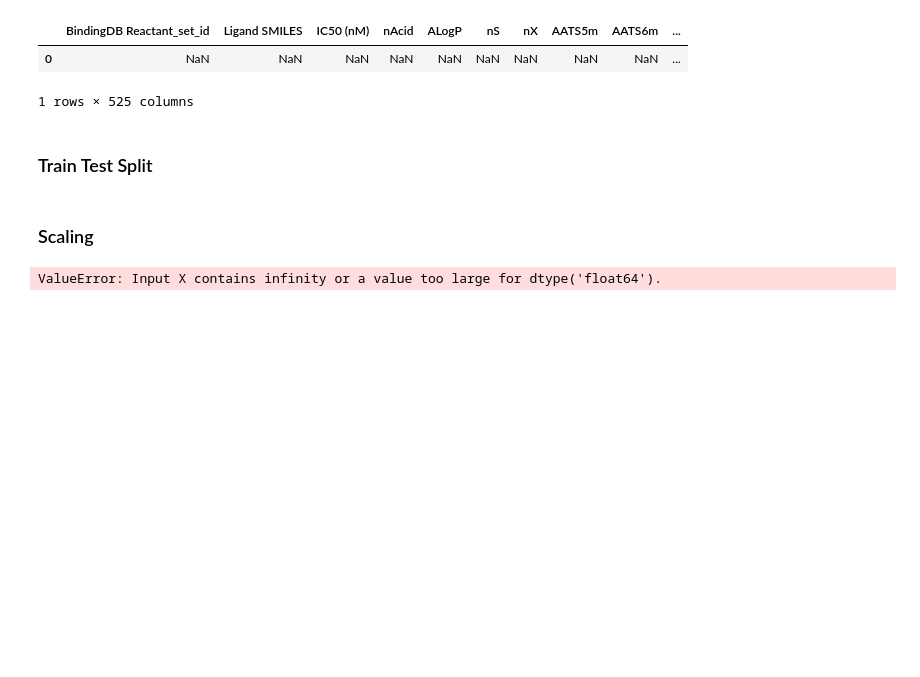
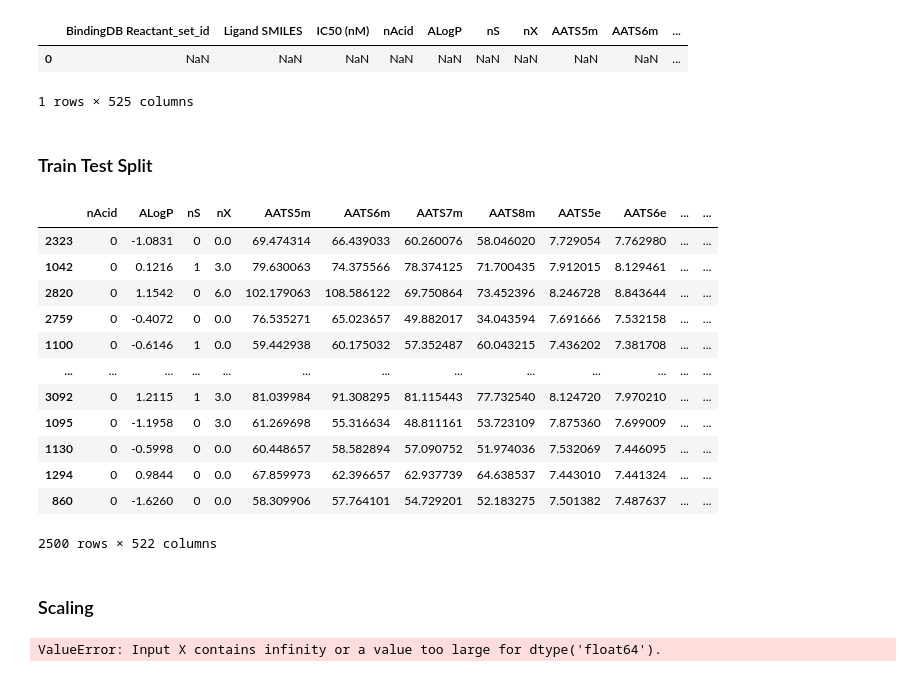
Before and after one commit to eujaidev/Mini-Project, a Jupyter notebook: models.ipynb, the cells around one changed output. Saved outputs shown, nothing was run; the diff lists cells and outputs as text; code cells hidden in the pictures; blank space fills up the shorter version.

```diff
--- a/models.ipynb
+++ b/models.ipynb
@@ -27,3 +27,11 @@ for col in nan_columns:
     print(f"{col}: {nan_counts[col]}")
 # %% [output]
 Columns with NaN values and their counts:
+# %%
+df.iloc[:, 2:].replace([np.inf, -np.inf], np.nan, inplace=True)
+# %%
+numeric_cols = df.select_dtypes(include=[np.number]).columns
+
+df[numeric_cols] = df[numeric_cols].fillna(df[numeric_cols].mean())
+# %%
+df.fillna(df.mean(), inplace=True)
@@ -75,6 +85,22 @@ y = df['IC50 (nM)']
 
 # Split the data into training and testing sets
 X_train, X_test, y_train, y_test = train_test_split(X, y, test_size=0.2, random_state=42)
+# %%
+X_train
+# %% [output]
+|  | nAcid | ALogP | nS | nX | AATS5m | AATS6m | AATS7m | AATS8m | AATS5e | AATS6e | ... | ... |
+| 2323 | 0 | -1.0831 | 0 | 0.0 | 69.474314 | 66.439033 | 60.260076 | 58.046020 | 7.729054 | 7.762980 | ... | ... |
+| 1042 | 0 | 0.1216 | 1 | 3.0 | 79.630063 | 74.375566 | 78.374125 | 71.700435 | 7.912015 | 8.129461 | ... | ... |
+| 2820 | 0 | 1.1542 | 0 | 6.0 | 102.179063 | 108.586122 | 69.750864 | 73.452396 | 8.246728 | 8.843644 | ... | ... |
+| 2759 | 0 | -0.4072 | 0 | 0.0 | 76.535271 | 65.023657 | 49.882017 | 34.043594 | 7.691666 | 7.532158 | ... | ... |
+| 1100 | 0 | -0.6146 | 1 | 0.0 | 59.442938 | 60.175032 | 57.352487 | 60.043215 | 7.436202 | 7.381708 | ... | ... |
+| ... | ... | ... | ... | ... | ... | ... | ... | ... | ... | ... | ... | ... |
+| 3092 | 0 | 1.2115 | 1 | 3.0 | 81.039984 | 91.308295 | 81.115443 | 77.732540 | 8.124720 | 7.970210 | ... | ... |
+| 1095 | 0 | -1.1958 | 0 | 3.0 | 61.269698 | 55.316634 | 48.811161 | 53.723109 | 7.875360 | 7.699009 | ... | ... |
+| 1130 | 0 | -0.5998 | 0 | 0.0 | 60.448657 | 58.582894 | 57.090752 | 51.974036 | 7.532069 | 7.446095 | ... | ... |
+| 1294 | 0 | 0.9844 | 0 | 0.0 | 67.859973 | 62.396657 | 62.937739 | 64.638537 | 7.443010 | 7.441324 | ... | ... |
+| 860 | 0 | -1.6260 | 0 | 0.0 | 58.309906 | 57.764101 | 54.729201 | 52.183275 | 7.501382 | 7.487637 | ... | ... |
+2500 rows × 522 columns
 # %% [markdown]
 ### Scaling
 # %%
```
Also changed, not shown: parts of 1 cell of this notebook.
